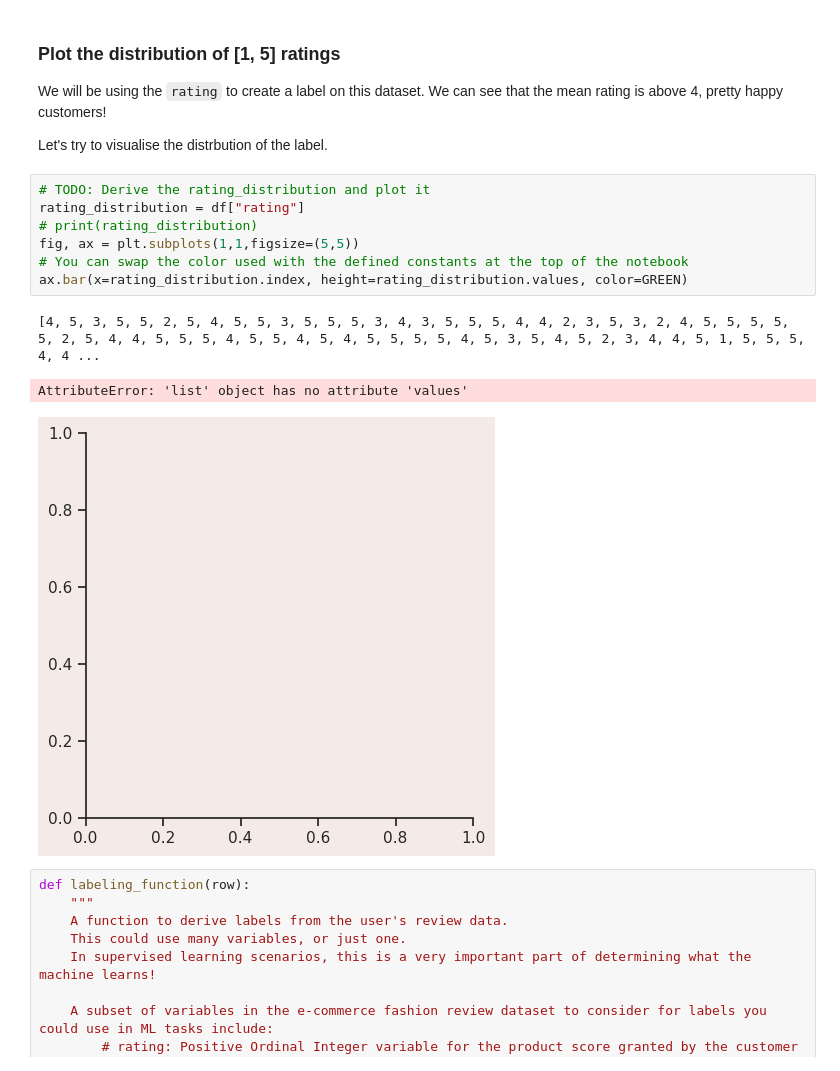
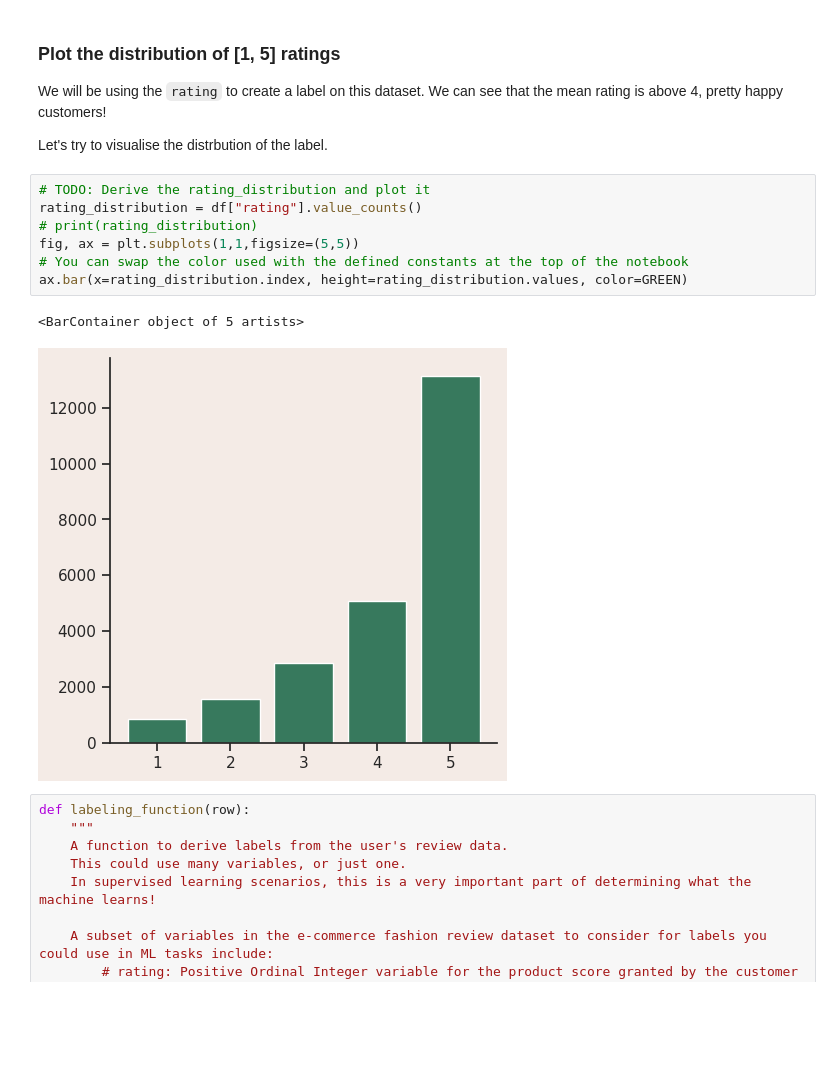
Before and after one commit to Jatin-WIAI/full-stack-ml-metaflow-corise-week-1, a Jupyter notebook: project/Jatin_Submission.ipynb, the cells around one changed output. Saved outputs shown, nothing was run; the diff lists cells and outputs as text; blank space fills up the shorter version.

```diff
--- a/project/Jatin_Submission.ipynb
+++ b/project/Jatin_Submission.ipynb
@@ -121,15 +121,14 @@ We will be using the `rating` to create a label on this dataset. We can see that
 Let's try to visualise the distrbution of the label.
 # %%
 # TODO: Derive the rating_distribution and plot it
-rating_distribution = df["rating"]
+rating_distribution = df["rating"].value_counts()
 # print(rating_distribution)
 fig, ax = plt.subplots(1,1,figsize=(5,5))
 # You can swap the color used with the defined constants at the top of the notebook
 ax.bar(x=rating_distribution.index, height=rating_distribution.values, color=GREEN)
 # %% [output]
-[4, 5, 3, 5, 5, 2, 5, 4, 5, 5, 3, 5, 5, 5, 3, 4, 3, 5, 5, 5, 4, 4, 2, 3, 5, 3, 2, 4, 5, 5, 5, 5, 5, 2, 5, 4, 4, 5, 5, 5, 4, 5, 5, 4, 5, 4, 5, 5, 5, 5, 4, 5, 3, 5, 4, 5, 2, 3, 4, 4, 5, 1, 5, 5, 5, 4, 4 ...
+<BarContainer object of 5 artists>
-AttributeError: 'list' object has no attribute 'values'
-[figure, old version]
+[figure, new version]
 # %%
 def labeling_function(row):
     """
```
Also changed, not shown: parts of 2 cells of this notebook.
